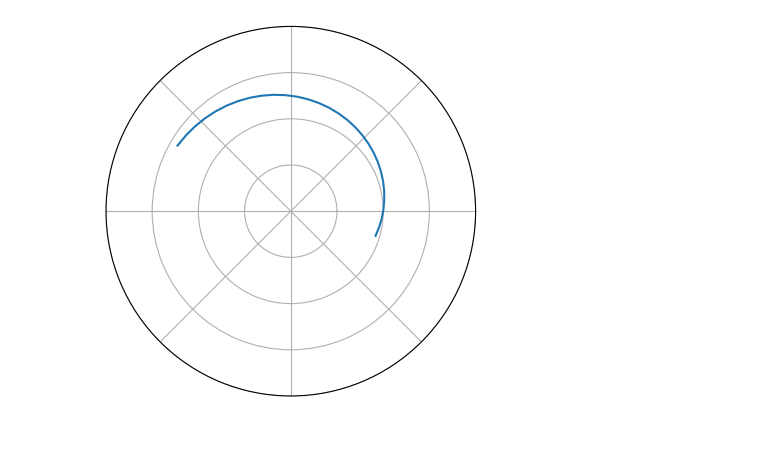
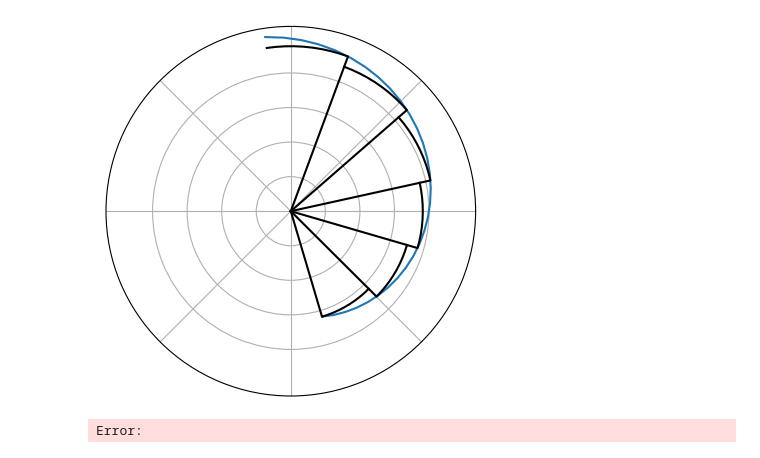
Before and after one commit to tincuri/btlvly, a Jupyter notebook: gtich.ipynb, the cells around one changed output. Cells and saved outputs as stored; diff of their text form; code cells hidden in the pictures.

```diff
--- a/gtich.ipynb
+++ b/gtich.ipynb
@@ -14,0 +4,7 @@ array([0.95492966, 0.97084515, 0.98676065, 1.00267614, 1.01859164,
+# %%
+theta = np.linspace(5,8,30)
+r = 2* theta / (2*np.pi)
+np.append(0,r)
+theta2 = np.linspace(5,8,7)
+r2 = 2* theta2 / (2*np.pi)
+r2
@@ -14,0 +14,7 @@ array([0.95492966, 0.97084515, 0.98676065, 1.00267614, 1.01859164,
+# %%
+for i in range(len(r2)-1):
+    subtheta = np.linspace(theta2[i],theta2[i+1], 10)
+    subr = 2*subtheta / (2*np.pi)
+    r3 = np.append(np.array([0,r2[i]]),subr)
+    theta3= np.append(np.array([0, theta2[i], theta2[i+1]]),subtheta)
+    print(r3)
@@ -15,14 +34,19 @@ array([0.95492966, 0.97084515, 0.98676065, 1.00267614, 1.01859164,
 # %%
 
 fig, ax = plt.subplots(subplot_kw={'projection': 'polar'})
 ax.plot(theta, r)
-ax.set_rmax(1.2)
+for i in range(len(r2)-1):
+    subtheta = np.linspace(theta2[i],theta2[i+1], 10)
+    subr = r2[i] * subtheta / subtheta
+    r3 = np.append(np.array([0,r2[i]]),subr)
+    theta3= np.append(np.array([0, theta2[i]]),subtheta)
+    ax.plot(theta3,r3, color='black')
+#ax.set_rmax(2.9)
 ax.set_rticks([0.5, 1, 1.5, 2])  # Less radial ticks
 ax.set_xticklabels([])  # Move radial labels away from plotted lineõ
 ax.set_yticklabels([])
 ax.grid(True)
-theta=np.arrange(7,9,0.1)
-
 plt.show()
 # %% [output]
-[figure, old version]
+[figure, new version]
+Error:
```
Also changed, not shown: parts of 3 cells of this notebook, 2 other files.
